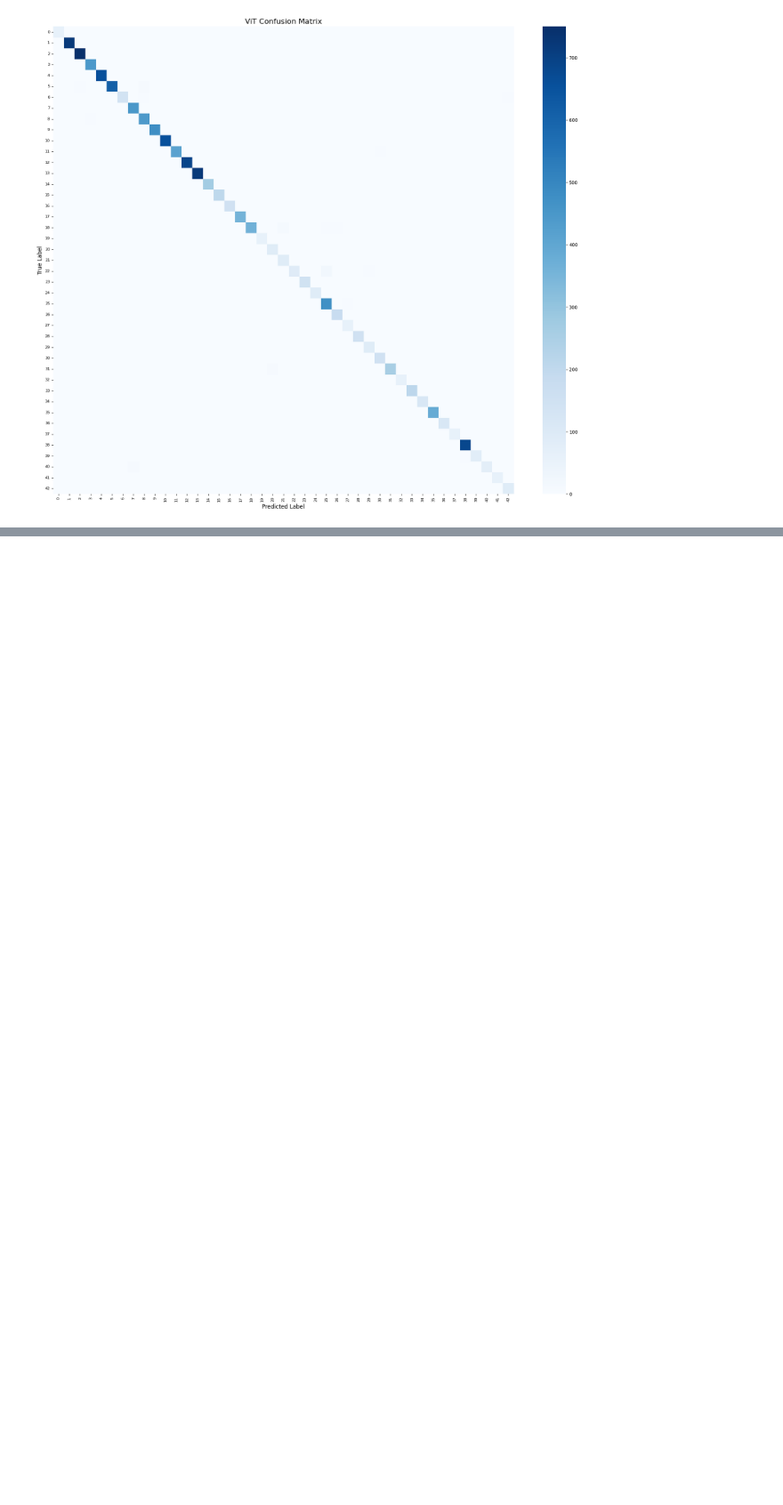
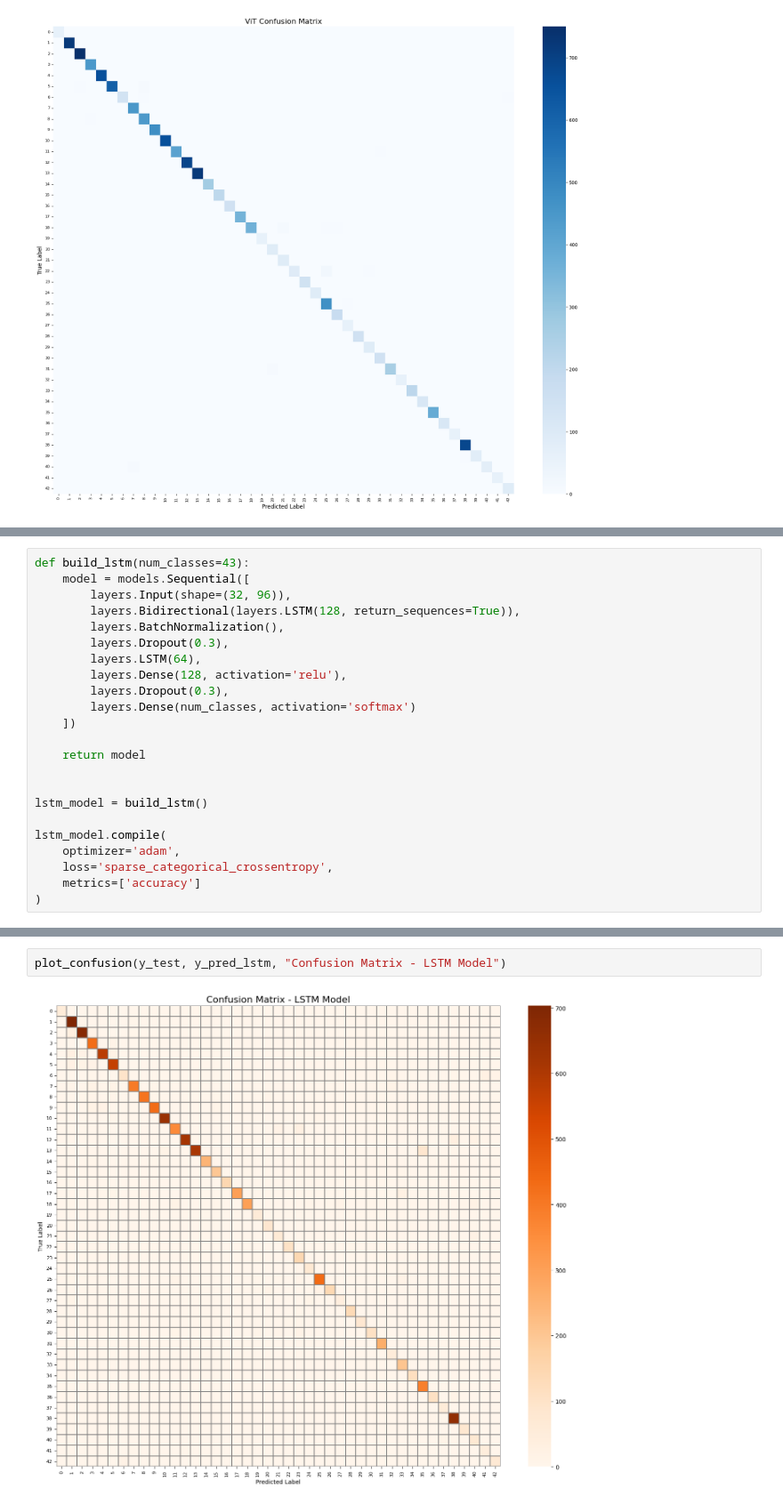
Before and after one commit to Engshadow/Autonomous-Vehicle-Perception-Module, a Jupyter notebook: Project.ipynb, the cells around one changed output, grey strips where cells are left out. Shown at 89% size. Cells and saved outputs as stored; diff of their text form; blank space fills up the shorter version.

```diff
--- a/Project.ipynb
+++ b/Project.ipynb
@@ -1756,0 +1745,23 @@ plt.show()
+# %%
+def build_lstm(num_classes=43):
+    model = models.Sequential([
+        layers.Input(shape=(32, 96)),
+        layers.Bidirectional(layers.LSTM(128, return_sequences=True)),
+        layers.BatchNormalization(),
+        layers.Dropout(0.3),
+        layers.LSTM(64),
+        layers.Dense(128, activation='relu'),
+        layers.Dropout(0.3),
+        layers.Dense(num_classes, activation='softmax')
+    ])
+
+    return model
+
+
+lstm_model = build_lstm()
+
+lstm_model.compile(
+    optimizer='adam',
+    loss='sparse_categorical_crossentropy',
+    metrics=['accuracy']
+)
@@ -1756,0 +1836,4 @@ plt.show()
+# %%
+plot_confusion(y_test, y_pred_lstm, "Confusion Matrix - LSTM Model")
+# %% [output]
+[figure, added]
```
Also changed, not shown: parts of 8 cells of this notebook.
